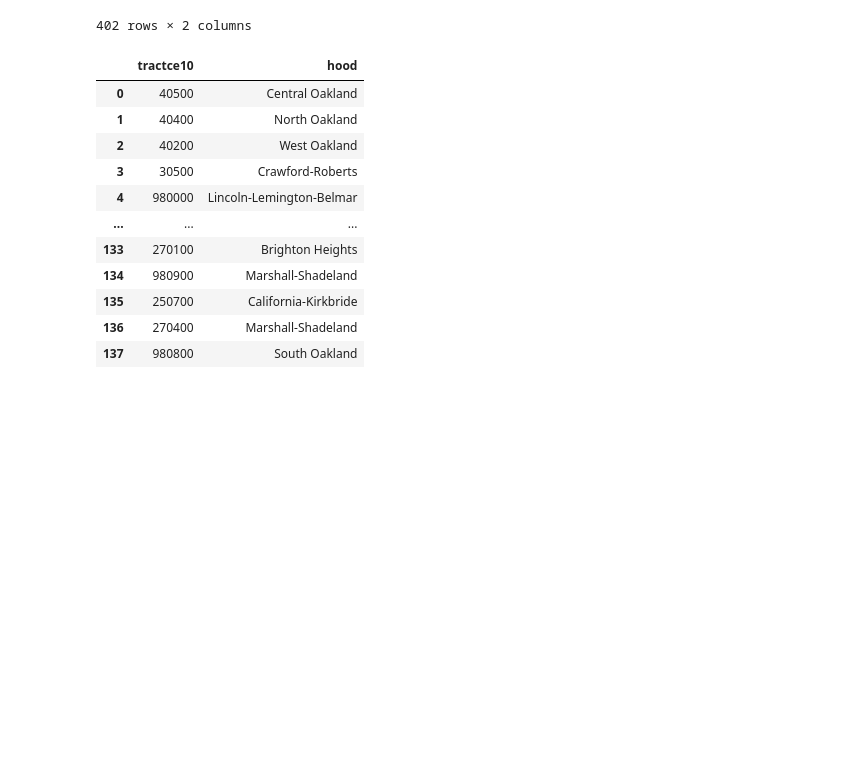
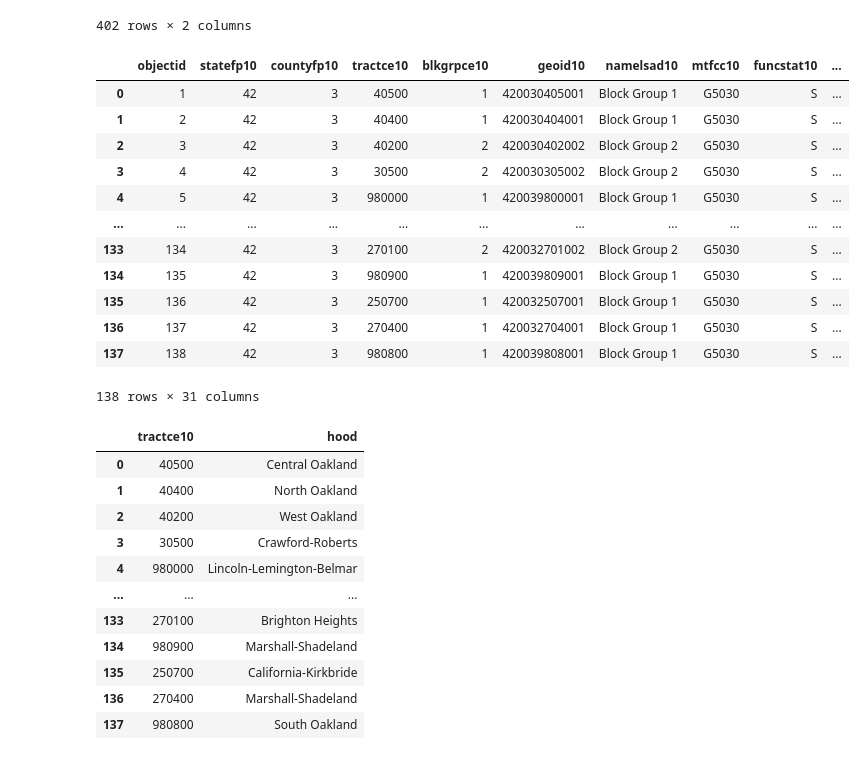
Before and after one commit to etmrmia/CMPINF-0010-Final-Project, a Jupyter notebook: ZhexiWu.ipynb, the cells around one changed output. Cells and saved outputs as stored; diff of their text form; code cells hidden in the pictures; blank space fills up the shorter version.

```diff
--- a/ZhexiWu.ipynb
+++ b/ZhexiWu.ipynb
@@ -24,4 +23,21 @@ walkScore
 | 400 | 981800 | 35 |
 | 401 | 982200 | 82 |
 402 rows × 2 columns
+# %%
+# Display the data table for census tracts
+censusTract
+# %% [output]
+|  | objectid | statefp10 | countyfp10 | tractce10 | blkgrpce10 | geoid10 | namelsad10 | mtfcc10 | funcstat10 | ... |
+| 0 | 1 | 42 | 3 | 40500 | 1 | 420030405001 | Block Group 1 | G5030 | S | ... |
+| 1 | 2 | 42 | 3 | 40400 | 1 | 420030404001 | Block Group 1 | G5030 | S | ... |
+| 2 | 3 | 42 | 3 | 40200 | 2 | 420030402002 | Block Group 2 | G5030 | S | ... |
+| 3 | 4 | 42 | 3 | 30500 | 2 | 420030305002 | Block Group 2 | G5030 | S | ... |
+| 4 | 5 | 42 | 3 | 980000 | 1 | 420039800001 | Block Group 1 | G5030 | S | ... |
+| ... | ... | ... | ... | ... | ... | ... | ... | ... | ... | ... |
+| 133 | 134 | 42 | 3 | 270100 | 2 | 420032701002 | Block Group 2 | G5030 | S | ... |
+| 134 | 135 | 42 | 3 | 980900 | 1 | 420039809001 | Block Group 1 | G5030 | S | ... |
+| 135 | 136 | 42 | 3 | 250700 | 1 | 420032507001 | Block Group 1 | G5030 | S | ... |
+| 136 | 137 | 42 | 3 | 270400 | 1 | 420032704001 | Block Group 1 | G5030 | S | ... |
+| 137 | 138 | 42 | 3 | 980800 | 1 | 420039808001 | Block Group 1 | G5030 | S | ... |
+138 rows × 31 columns
 # %%
```
Also changed, not shown: parts of 8 cells of this notebook.
